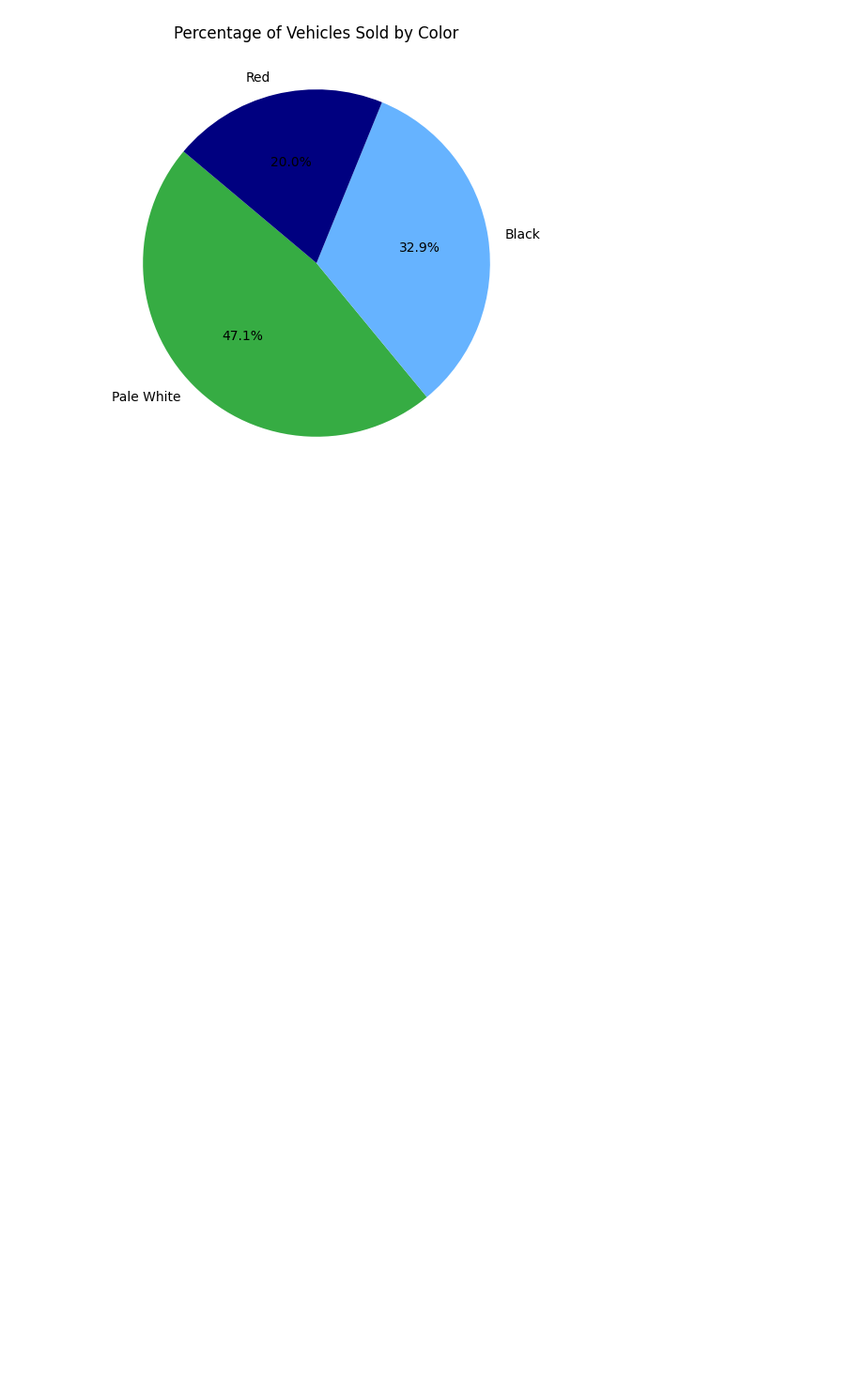
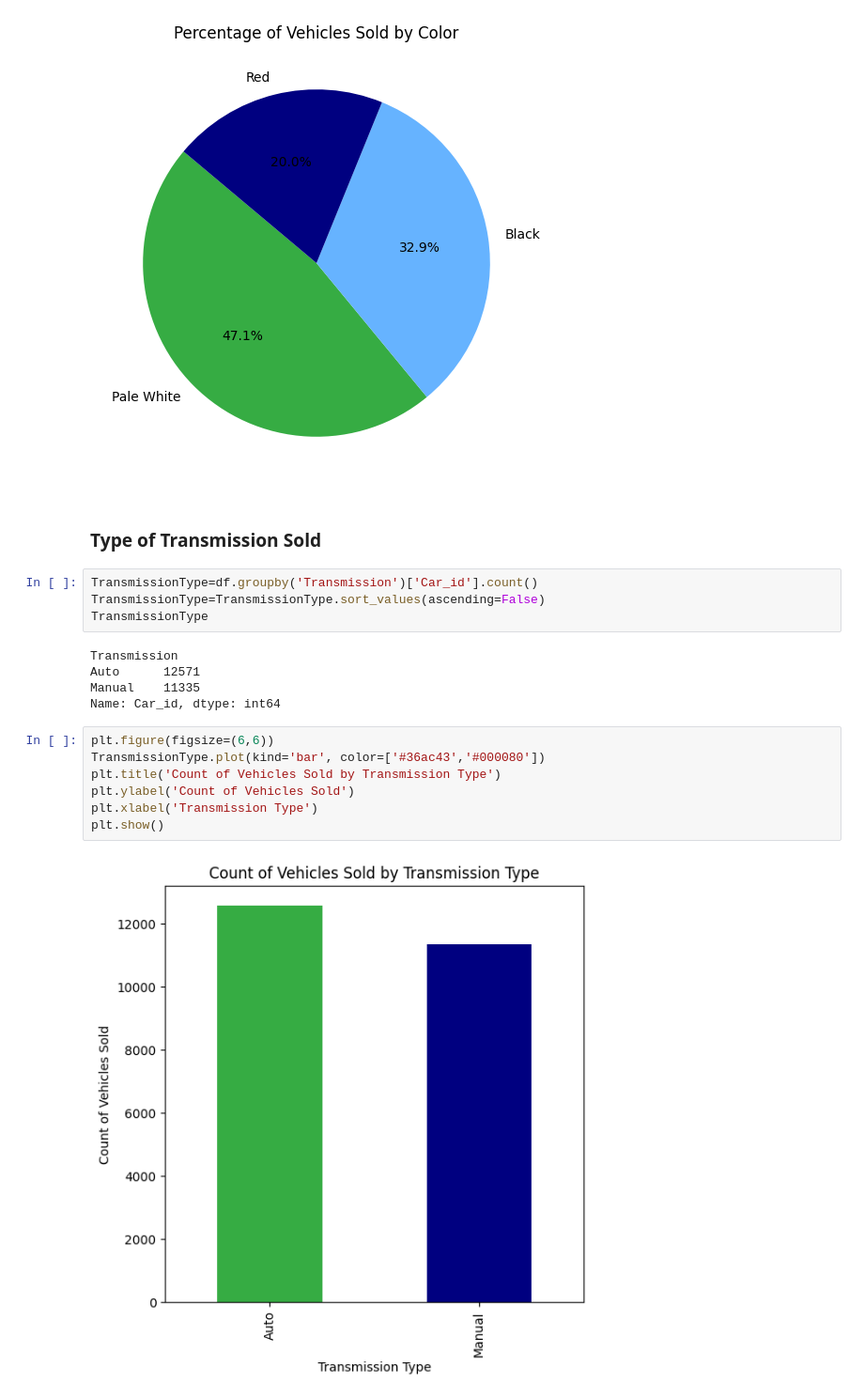
Before and after one commit to mutethiakigea/Car-Sales, a Jupyter notebook: car.ipynb, the cells around one changed output. Shown at 94% size. Drawn from its saved outputs; the diff is of its cells as text; blank space fills up the shorter version.

```diff
--- a/car.ipynb
+++ b/car.ipynb
@@ -179,3 +179,23 @@ plt.title('Percentage of Vehicles Sold by Color')
 plt.show()
 # %% [output]
 [figure]
+# %% [markdown]
+### Type of Transmission Sold
+# %%
+TransmissionType=df.groupby('Transmission')['Car_id'].count()
+TransmissionType=TransmissionType.sort_values(ascending=False)
+TransmissionType
+# %% [output]
+Transmission
+Auto      12571
+Manual    11335
+Name: Car_id, dtype: int64
+# %%
+plt.figure(figsize=(6,6))
+TransmissionType.plot(kind='bar', color=['#36ac43','#000080'])
+plt.title('Count of Vehicles Sold by Transmission Type')
+plt.ylabel('Count of Vehicles Sold')
+plt.xlabel('Transmission Type')
+plt.show()
+# %% [output]
+[figure, added]
```
Also changed, not shown: parts of 3 cells of this notebook, 2 other files.
